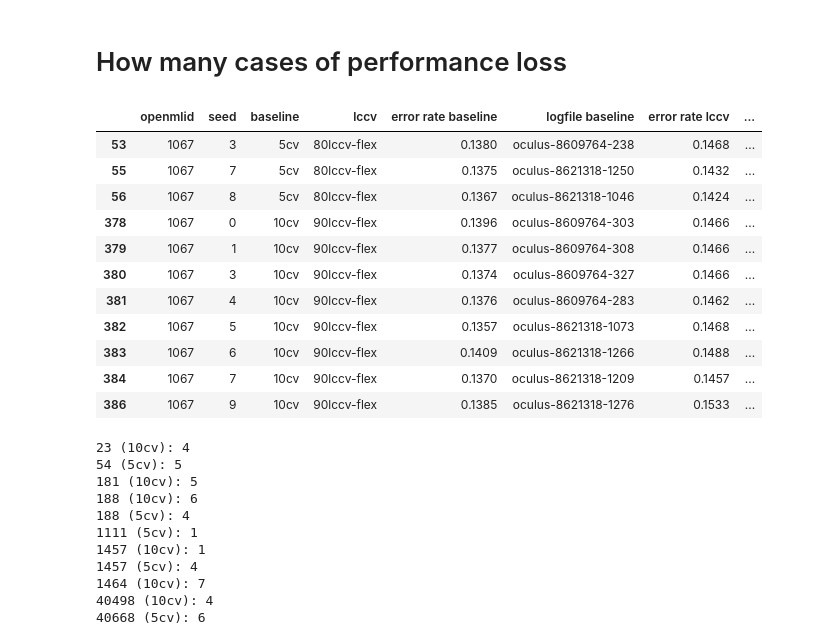
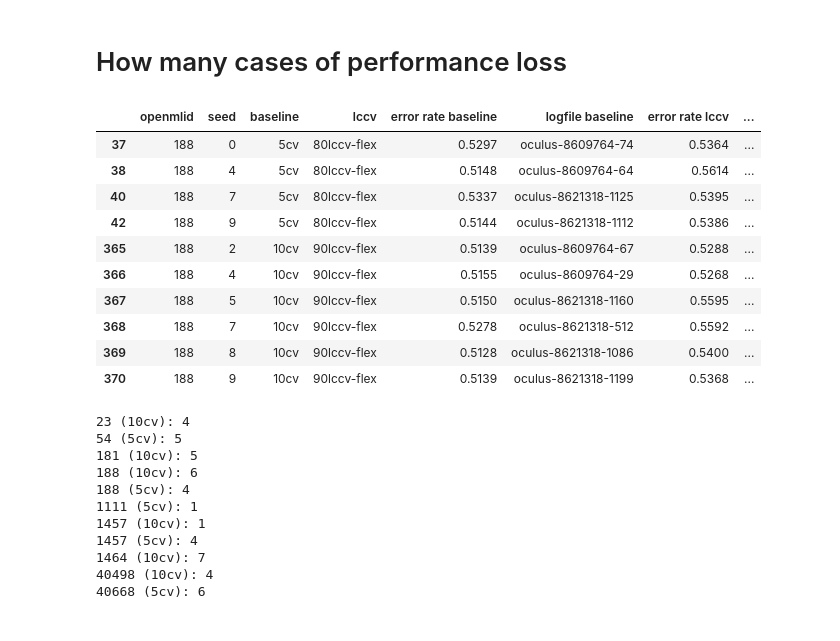
Before and after one commit to fmohr/lccv, a Jupyter notebook: publications/2021MLJ/evaluation-randomsearch.ipynb, the cells around one changed output. Cells and saved outputs as stored; diff of their text form; code cells hidden in the pictures.

```diff
--- a/publications/2021MLJ/evaluation-randomsearch.ipynb
+++ b/publications/2021MLJ/evaluation-randomsearch.ipynb
@@ -103,20 +103,19 @@ def create_deviation_list(dfResults):
 dfDeviationsTime, dfDeviationsScore = create_deviation_list(dfResults)
 dfDeviationsScore = dfDeviationsScore[dfDeviationsScore["error rate baseline"] < dfDeviationsScore["error rate lccv"] - 0.005]
 # %%
-dfDeviationsScore.query("openmlid == 1067")
+dfDeviationsScore.query("openmlid == 188")
 # %% [output]
 |  | openmlid | seed | baseline | lccv | error rate baseline | logfile baseline | error rate lccv | ... |
-| 53 | 1067 | 3 | 5cv | 80lccv-flex | 0.1380 | oculus-8609764-238 | 0.1468 | ... |
-| 55 | 1067 | 7 | 5cv | 80lccv-flex | 0.1375 | oculus-8621318-1250 | 0.1432 | ... |
-| 56 | 1067 | 8 | 5cv | 80lccv-flex | 0.1367 | oculus-8621318-1046 | 0.1424 | ... |
-| 378 | 1067 | 0 | 10cv | 90lccv-flex | 0.1396 | oculus-8609764-303 | 0.1466 | ... |
-| 379 | 1067 | 1 | 10cv | 90lccv-flex | 0.1377 | oculus-8609764-308 | 0.1466 | ... |
-| 380 | 1067 | 3 | 10cv | 90lccv-flex | 0.1374 | oculus-8609764-327 | 0.1466 | ... |
-| 381 | 1067 | 4 | 10cv | 90lccv-flex | 0.1376 | oculus-8609764-283 | 0.1462 | ... |
-| 382 | 1067 | 5 | 10cv | 90lccv-flex | 0.1357 | oculus-8621318-1073 | 0.1468 | ... |
-| 383 | 1067 | 6 | 10cv | 90lccv-flex | 0.1409 | oculus-8621318-1266 | 0.1488 | ... |
-| 384 | 1067 | 7 | 10cv | 90lccv-flex | 0.1370 | oculus-8621318-1209 | 0.1457 | ... |
-| 386 | 1067 | 9 | 10cv | 90lccv-flex | 0.1385 | oculus-8621318-1276 | 0.1533 | ... |
+| 37 | 188 | 0 | 5cv | 80lccv-flex | 0.5297 | oculus-8609764-74 | 0.5364 | ... |
+| 38 | 188 | 4 | 5cv | 80lccv-flex | 0.5148 | oculus-8609764-64 | 0.5614 | ... |
+| 40 | 188 | 7 | 5cv | 80lccv-flex | 0.5337 | oculus-8621318-1125 | 0.5395 | ... |
+| 42 | 188 | 9 | 5cv | 80lccv-flex | 0.5144 | oculus-8621318-1112 | 0.5386 | ... |
+| 365 | 188 | 2 | 10cv | 90lccv-flex | 0.5139 | oculus-8609764-67 | 0.5288 | ... |
+| 366 | 188 | 4 | 10cv | 90lccv-flex | 0.5155 | oculus-8609764-29 | 0.5268 | ... |
+| 367 | 188 | 5 | 10cv | 90lccv-flex | 0.5150 | oculus-8621318-1160 | 0.5595 | ... |
+| 368 | 188 | 7 | 10cv | 90lccv-flex | 0.5278 | oculus-8621318-512 | 0.5592 | ... |
+| 369 | 188 | 8 | 10cv | 90lccv-flex | 0.5128 | oculus-8621318-1086 | 0.5400 | ... |
+| 370 | 188 | 9 | 10cv | 90lccv-flex | 0.5139 | oculus-8621318-1199 | 0.5368 | ... |
 # %%
 for (openmlid, baseline), dfDeviationsScoreOnDataset in dfDeviationsScore.groupby(["openmlid", "baseline"]):
     if np.mean(dfDeviationsScoreOnDataset["error rate lccv"] - dfDeviationsScoreOnDataset["error rate baseline"]) > 0.02:
```
Also changed, not shown: parts of 12 cells of this notebook, 14 other files.
